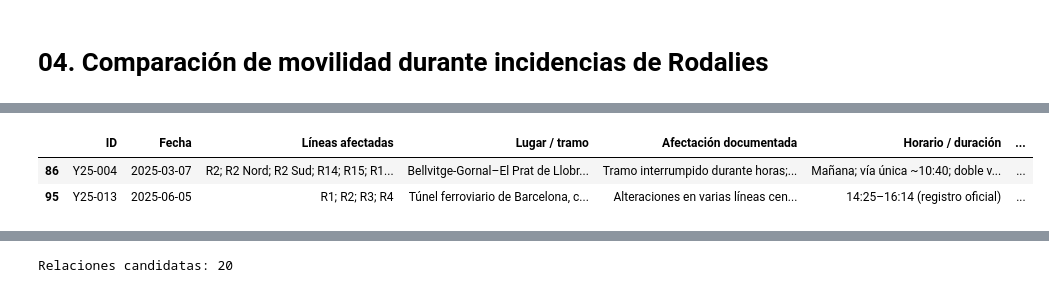
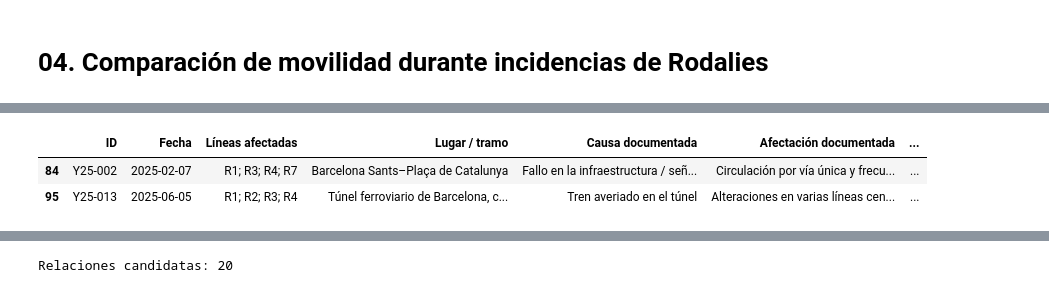
Before and after one commit to martinafrisach/R-MOVE, a Jupyter notebook: notebooks/04_comparación_movilidad_incidencias.ipynb, the cells around one changed output, grey strips where cells are left out. Cells and saved outputs as stored; diff of their text form; code cells hidden in the pictures.

```diff
--- a/notebooks/04_comparación_movilidad_incidencias.ipynb
+++ b/notebooks/04_comparación_movilidad_incidencias.ipynb
@@ -72,37 +43,15 @@ La selección se basa en las características documentadas de las incidencias y
 # %%
-
-incidencias = pd.read_excel(
-    INCIDENCIAS_PATH,
-    sheet_name="Incidencias Barcelona"
-)
-
-incidencias["Fecha"] = pd.to_datetime(
-    incidencias["Fecha"]
-)
-
-# Casos de estudio iniciales
-ids_seleccionados = ["Y25-004", "Y25-013"]
-
-incidencias_seleccionadas = (
-    incidencias[
-        incidencias["ID"].isin(ids_seleccionados)
-    ]
-    .sort_values("Fecha")
-    .copy()
-)
-
-columnas_mostrar = [
-    "ID",
-    "Fecha",
-    "Líneas afectadas",
-    "Lugar / tramo",
-    "Afectación documentada",
-    "Horario / duración",
-    "URL verificable"
-]
-
-display(incidencias_seleccionadas[columnas_mostrar])
+incidencias = pd.read_excel(INCIDENCIAS_PATH, sheet_name="Incidencias Barcelona")
+incidencias["Fecha"] = pd.to_datetime(incidencias["Fecha"])
+fechas_con_incidencias = set(incidencias["Fecha"].dt.normalize().dropna())
+ids_seleccionados = ["Y25-002", "Y25-013"]
+incidencias_seleccionadas = incidencias.loc[incidencias["ID"].isin(ids_seleccionados)].sort_values("Fecha")
+display(incidencias_seleccionadas[["ID", "Fecha", "Líneas afectadas", "Lugar / tramo",
+    "Causa documentada", "Afectación documentada", "Horario / duración", "Notas y cautelas", "URL verificable"]])
+ficha_febrero = ficha_incidencia(incidencias, "Y25-002")
+ficha_junio = ficha_incidencia(incidencias, "Y25-013")
+output_dir = PROJECT_ROOT / "data/processed/rmove"
 # %% [output]
-|  | ID | Fecha | Líneas afectadas | Lugar / tramo | Afectación documentada | Horario / duración | ... |
-| 86 | Y25-004 | 2025-03-07 | R2; R2 Nord; R2 Sud; R14; R15; R1... | Bellvitge-Gornal–El Prat de Llobr... | Tramo interrumpido durante horas;... | Mañana; vía única ~10:40; doble v... | ... |
-| 95 | Y25-013 | 2025-06-05 | R1; R2; R3; R4 | Túnel ferroviario de Barcelona, c... | Alteraciones en varias líneas cen... | 14:25–16:14 (registro oficial) | ... |
+|  | ID | Fecha | Líneas afectadas | Lugar / tramo | Causa documentada | Afectación documentada | ... |
+| 84 | Y25-002 | 2025-02-07 | R1; R3; R4; R7 | Barcelona Sants–Plaça de Catalunya | Fallo en la infraestructura / señ... | Circulación por vía única y frecu... | ... |
+| 95 | Y25-013 | 2025-06-05 | R1; R2; R3; R4 | Túnel ferroviario de Barcelona, c... | Tren averiado en el túnel | Alteraciones en varias líneas cen... | ... |
```
Also changed, not shown: parts of 66 cells of this notebook, 14 other files.
